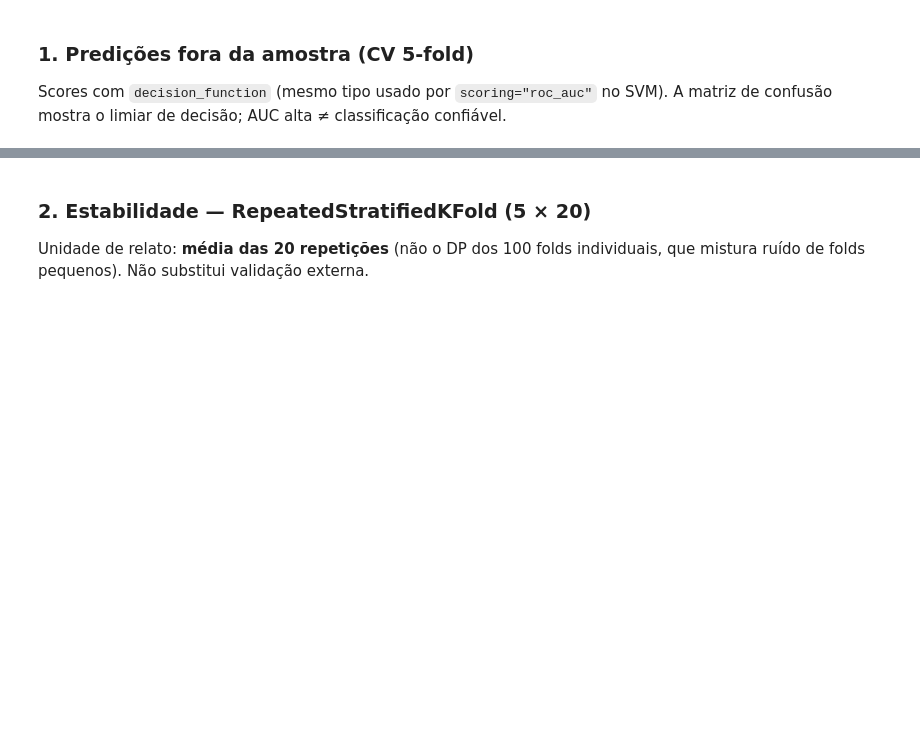
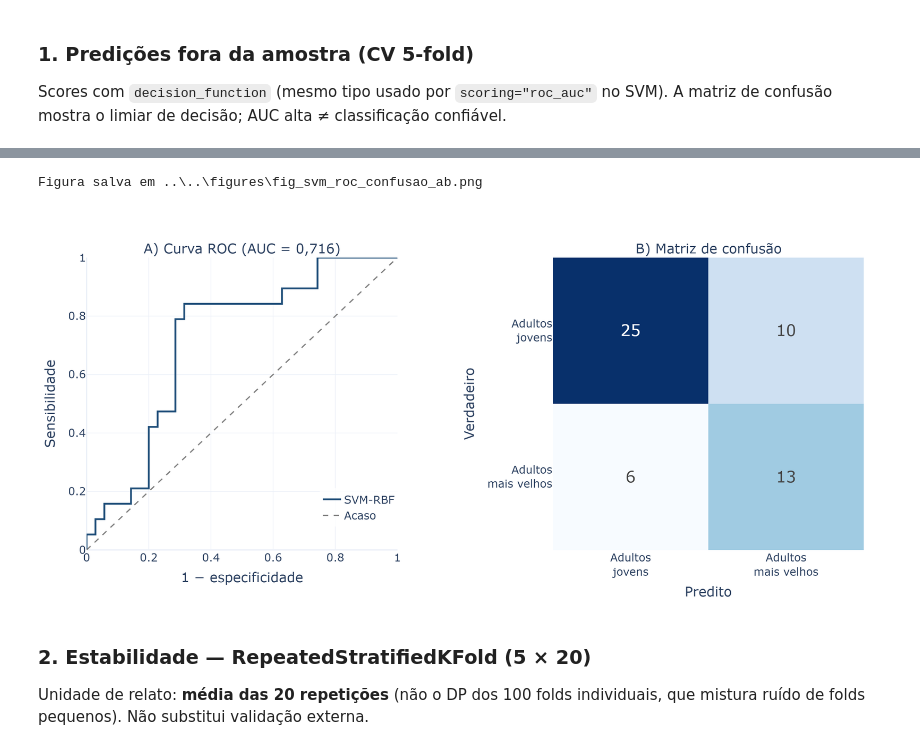
Before and after one commit to annesantos1990/TCC, a Jupyter notebook: notebook/03_classification/09_ml_age_robustness_interpretability.ipynb, the cells around one changed output, grey strips where cells are left out. Cells and saved outputs as stored; diff of their text form; code cells hidden in the pictures; blank space fills up the shorter version.

Commit message:
Reexecuta a classificação etária com a sincronização bidirecional e adiciona a Tabela 4 e a figura ROC + matriz de confusão.
Co-authored-by: Cursor <cursoragent@cursor.com>

```diff
--- a/notebook/03_classification/09_ml_age_robustness_interpretability.ipynb
+++ b/notebook/03_classification/09_ml_age_robustness_interpretability.ipynb
@@ -233,6 +233,79 @@ fig_cm = px.imshow(
 )
 fig_cm.update_layout(template="plotly_white", hovermode=False)
 fig_cm.show(config={"displayModeBar": False})
+# %%
+from pathlib import Path
+
+from IPython.display import Image, display
+from plotly.subplots import make_subplots
+
+CLASS_LABELS = ["Adultos<br>jovens", "Adultos<br>mais velhos"]
+
+fig_ab = make_subplots(
+    rows=1,
+    cols=2,
+    horizontal_spacing=0.2,
+    subplot_titles=(
+        f"A) Curva ROC (AUC = {auc:.3f})".replace(".", ","),
+        "B) Matriz de confusão",
+    ),
+)
+
+fig_ab.add_trace(
+    go.Scatter(x=fpr, y=tpr, mode="lines", name="SVM-RBF", line=dict(color="#1f4e79", width=3)),
+    row=1,
+    col=1,
+)
+fig_ab.add_trace(
+    go.Scatter(
+        x=[0, 1], y=[0, 1], mode="lines", name="Acaso", line=dict(color="gray", dash="dash", width=2)
+    ),
+    row=1,
+    col=1,
+)
+
+fig_ab.add_trace(
+    go.Heatmap(
+        z=cm,
+        x=CLASS_LABELS,
+        y=CLASS_LABELS,
+        text=cm,
+        texttemplate="%{text}",
+        textfont=dict(size=26),
+        colorscale="Blues",
+        showscale=False,
+    ),
+    row=1,
+    col=2,
+)
+
+fig_ab.update_xaxes(title_text="1 − especificidade", range=[0, 1], row=1, col=1)
+fig_ab.update_yaxes(title_text="Sensibilidade", range=[0, 1], row=1, col=1)
+fig_ab.update_xaxes(title_text="Predito", row=1, col=2)
+fig_ab.update_yaxes(title_text="Verdadeiro", autorange="reversed", row=1, col=2)
+fig_ab.update_annotations(font_size=22)
+fig_ab.update_layout(
+    template="plotly_white",
+    height=650,
+    font=dict(size=18),
+    legend=dict(x=0.3, y=0.08, bgcolor="rgba(255,255,255,0.8)"),
+    hovermode=False,
+    margin=dict(l=80, r=40, t=80, b=80),
+)
+fig_path = Path("../../figures/fig_svm_roc_confusao_ab.png")
+fig_path.parent.mkdir(parents=True, exist_ok=True)
+try:
+    fig_ab.write_image(fig_path, width=1400, height=650, scale=2)
+    print(f"Figura salva em {fig_path}")
+    display(Image(filename=fig_path, width=900))
+except (ValueError, RuntimeError) as err:
+    fig_ab.update_layout(width=1400)
+    fig_ab.write_html(fig_path.with_suffix(".html"))
+    print(f"PNG indisponível ({err}); HTML salvo em {fig_path.with_suffix('.html')}")
+    fig_ab.show()
+# %% [output]
+Figura salva em ..\..\figures\fig_svm_roc_confusao_ab.png
+[figure, added]
 # %% [markdown]
 ### 2. Estabilidade — RepeatedStratifiedKFold (5 × 20)
 
```
Also changed, not shown: parts of 8 cells of this notebook, 6 other files.
